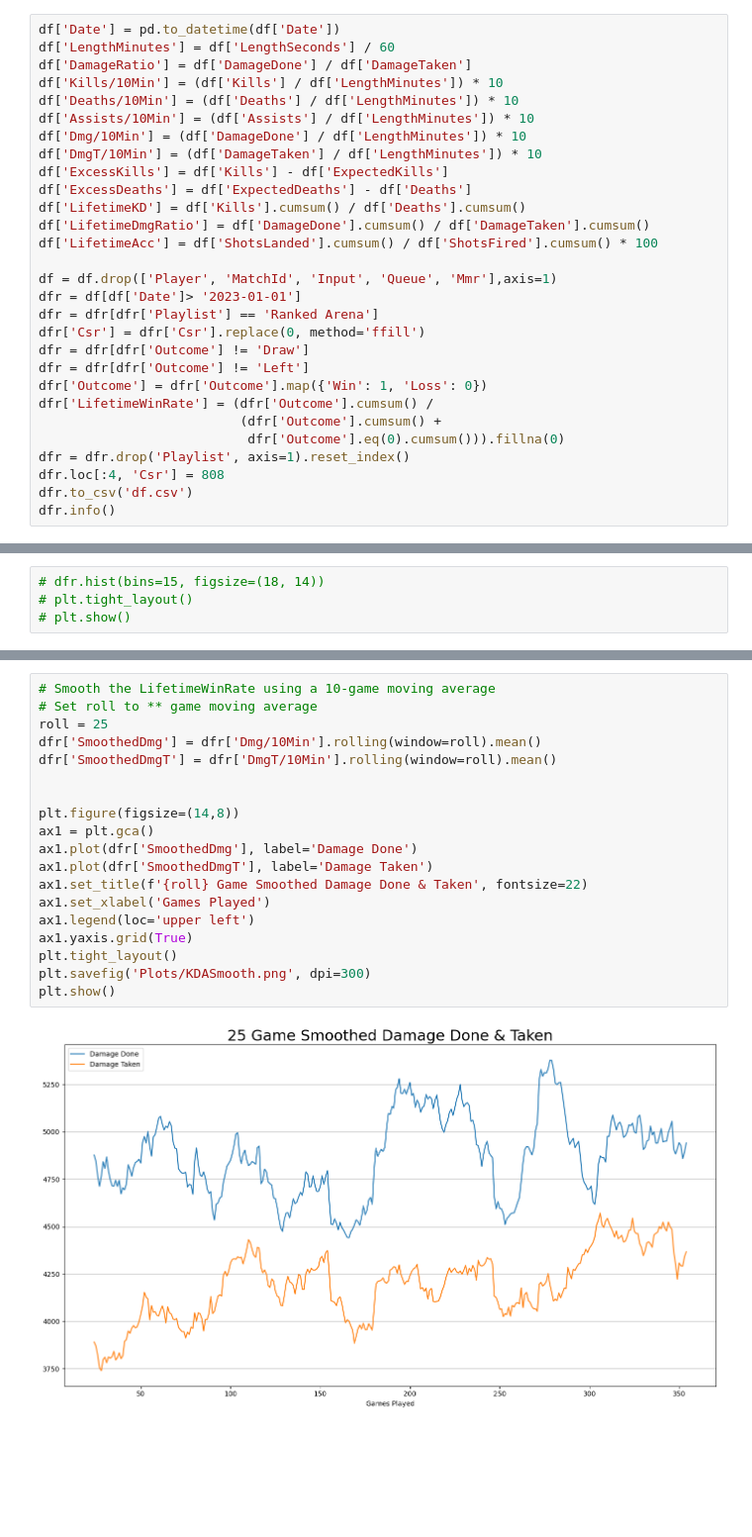
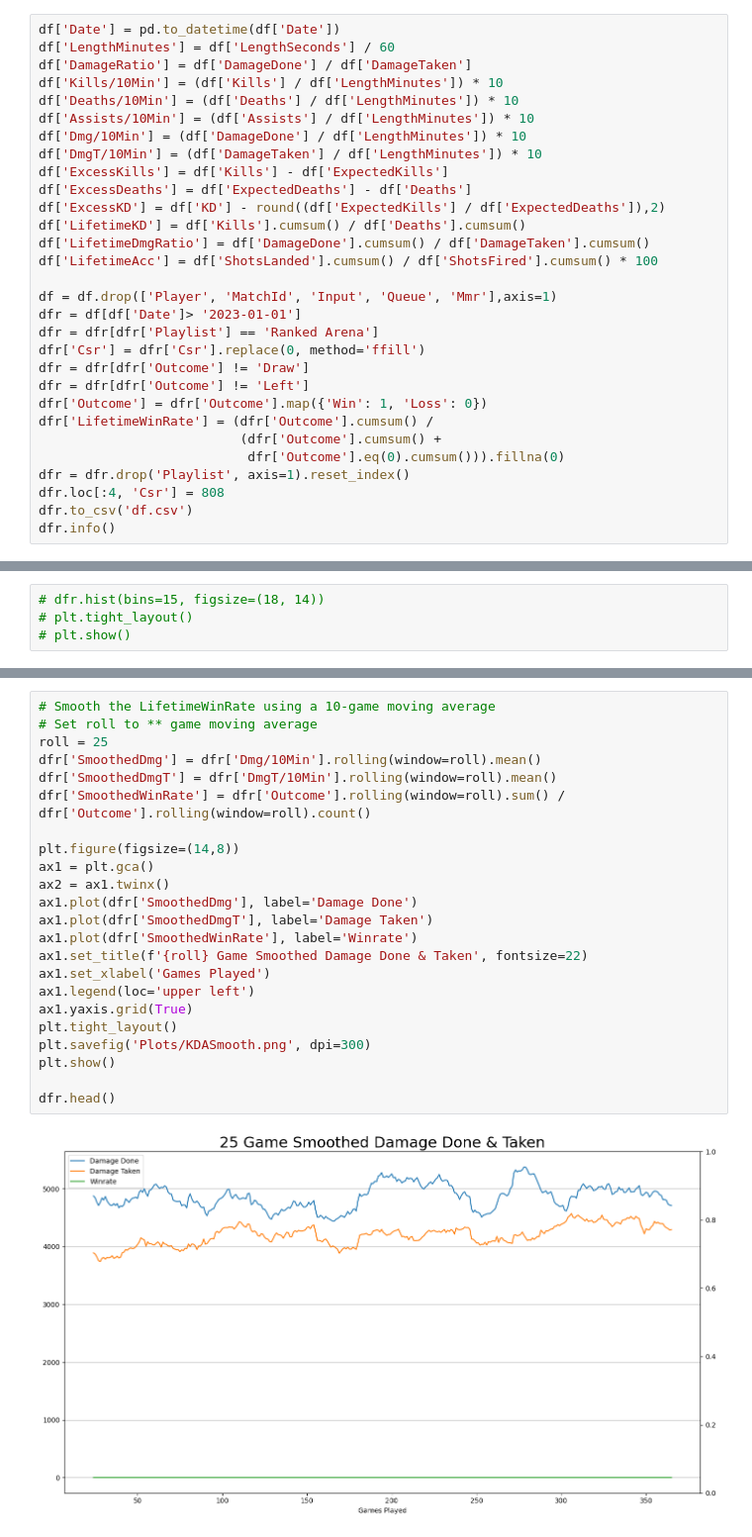
Before and after one commit to palmerac/Halo, a Jupyter notebook: halo.ipynb, the cells around one changed output, grey strips where cells are left out. Shown at 99% size. Saved outputs shown, nothing was run; the diff lists cells and outputs as text; blank space fills up the shorter version.

```diff
--- a/halo.ipynb
+++ b/halo.ipynb
@@ -42,6 +42,7 @@ df['Dmg/10Min'] = (df['DamageDone'] / df['LengthMinutes']) * 10
 df['DmgT/10Min'] = (df['DamageTaken'] / df['LengthMinutes']) * 10
 df['ExcessKills'] = df['Kills'] - df['ExpectedKills']
 df['ExcessDeaths'] = df['ExpectedDeaths'] - df['Deaths']
+df['ExcessKD'] = df['KD'] - round((df['ExpectedKills'] / df['ExpectedDeaths']),2)
 df['LifetimeKD'] = df['Kills'].cumsum() / df['Deaths'].cumsum()
 df['LifetimeDmgRatio'] = df['DamageDone'].cumsum() / df['DamageTaken'].cumsum()
 df['LifetimeAcc'] = df['ShotsLanded'].cumsum() / df['ShotsFired'].cumsum() * 100
@@ -230,21 +257,25 @@ plt.show()
 # %%
 # Smooth the LifetimeWinRate using a 10-game moving average
 # Set roll to ** game moving average
 roll = 25
 dfr['SmoothedDmg'] = dfr['Dmg/10Min'].rolling(window=roll).mean()
 dfr['SmoothedDmgT'] = dfr['DmgT/10Min'].rolling(window=roll).mean()
-
+dfr['SmoothedWinRate'] = dfr['Outcome'].rolling(window=roll).sum() / dfr['Outcome'].rolling(window=roll).count()
 
 plt.figure(figsize=(14,8))
 ax1 = plt.gca()
+ax2 = ax1.twinx()
 ax1.plot(dfr['SmoothedDmg'], label='Damage Done')
 ax1.plot(dfr['SmoothedDmgT'], label='Damage Taken')
+ax1.plot(dfr['SmoothedWinRate'], label='Winrate')
 ax1.set_title(f'{roll} Game Smoothed Damage Done & Taken', fontsize=22)
 ax1.set_xlabel('Games Played')
 ax1.legend(loc='upper left')
 ax1.yaxis.grid(True)
 plt.tight_layout()
 plt.savefig('Plots/KDASmooth.png', dpi=300)
 plt.show()
+
+dfr.head()
 # %% [output]
-[figure, old version]
+[figure, new version]
```
Also changed, not shown: parts of 25 cells of this notebook, 14 other files.
